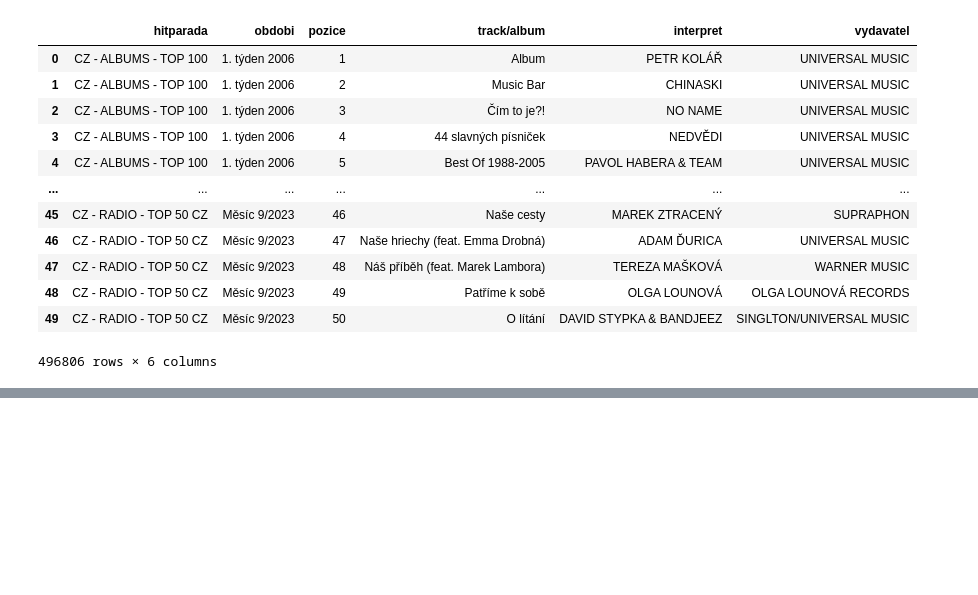
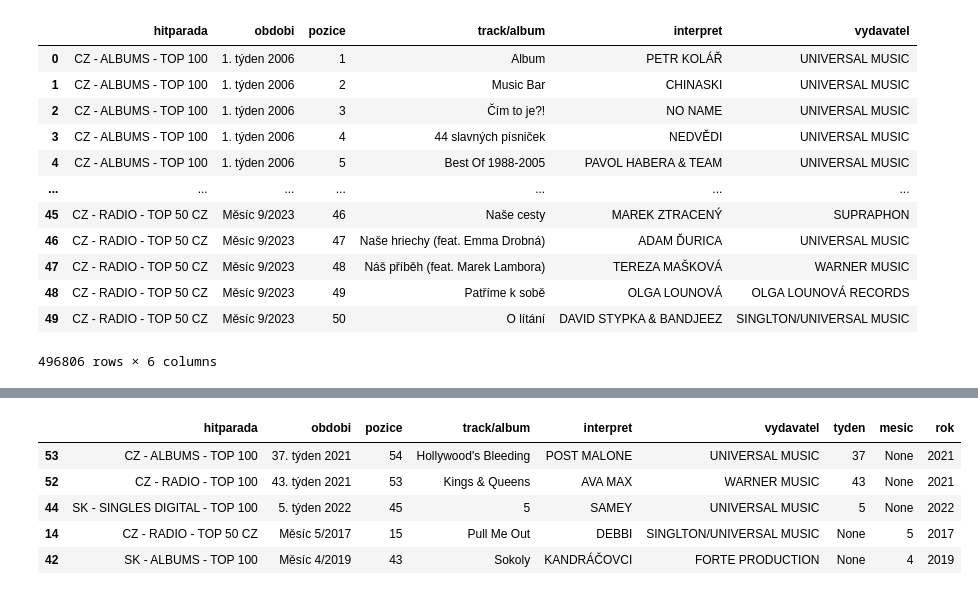
Before and after one commit to DataRozhlas/hitparady, a Jupyter notebook: 005 spojení a čištění IFPI.ipynb, the cells around one changed output, grey strips where cells are left out. Cells and saved outputs as stored; diff of their text form; code cells hidden in the pictures; blank space fills up the shorter version.

```diff
--- a/005 spojení a čištění IFPI.ipynb
+++ b/005 spojení a čištění IFPI.ipynb
@@ -102,0 +111,9 @@ df['rok'] = df['obdobi'].apply(lambda x: x[-4:])
+# %%
+df.sample(5)
+# %% [output]
+|  | hitparada | obdobi | pozice | track/album | interpret | vydavatel | tyden | mesic | rok |
+| 53 | CZ - ALBUMS - TOP 100 | 37. týden 2021 | 54 | Hollywood's Bleeding | POST MALONE | UNIVERSAL MUSIC | 37 | None | 2021 |
+| 52 | CZ - RADIO - TOP 100 | 43. týden 2021 | 53 | Kings & Queens | AVA MAX | WARNER MUSIC | 43 | None | 2021 |
+| 44 | SK - SINGLES DIGITAL - TOP 100 | 5. týden 2022 | 45 | 5 | SAMEY | UNIVERSAL MUSIC | 5 | None | 2022 |
+| 14 | CZ - RADIO - TOP 50 CZ | Měsíc 5/2017 | 15 | Pull Me Out | DEBBI | SINGLTON/UNIVERSAL MUSIC | None | 5 | 2017 |
+| 42 | SK - ALBUMS - TOP 100 | Měsíc 4/2019 | 43 | Sokoly | KANDRÁČOVCI | FORTE PRODUCTION | None | 4 | 2019 |
```
Also changed, not shown: parts of 40 cells of this notebook, 24 other files.
